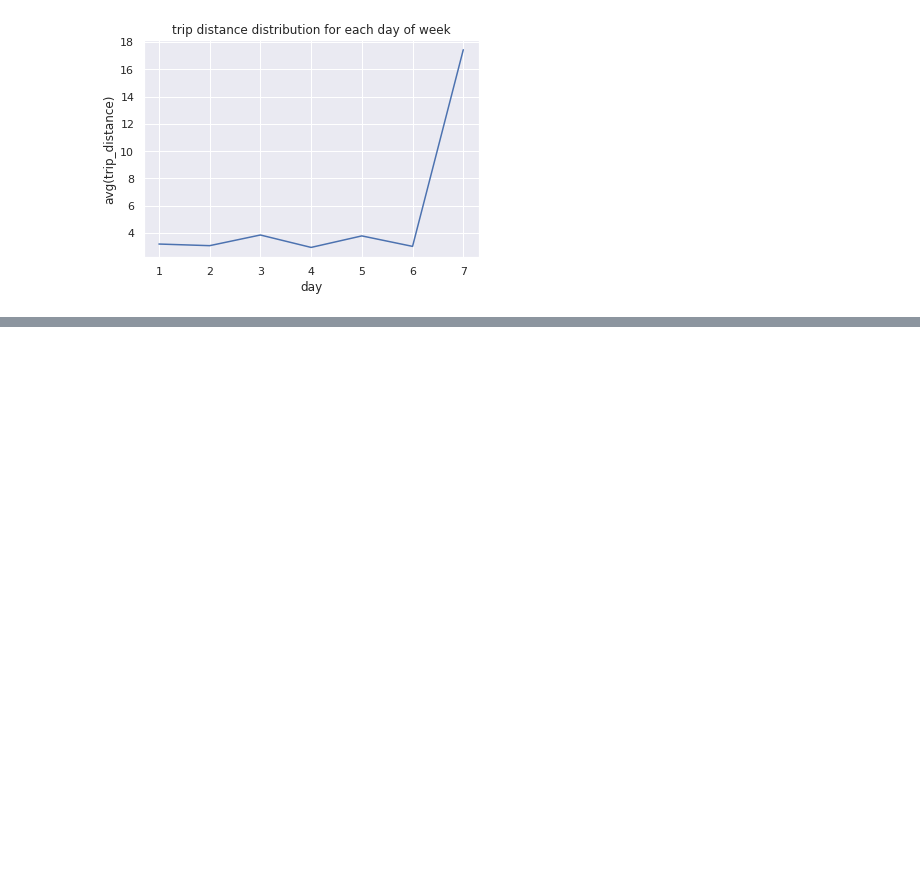
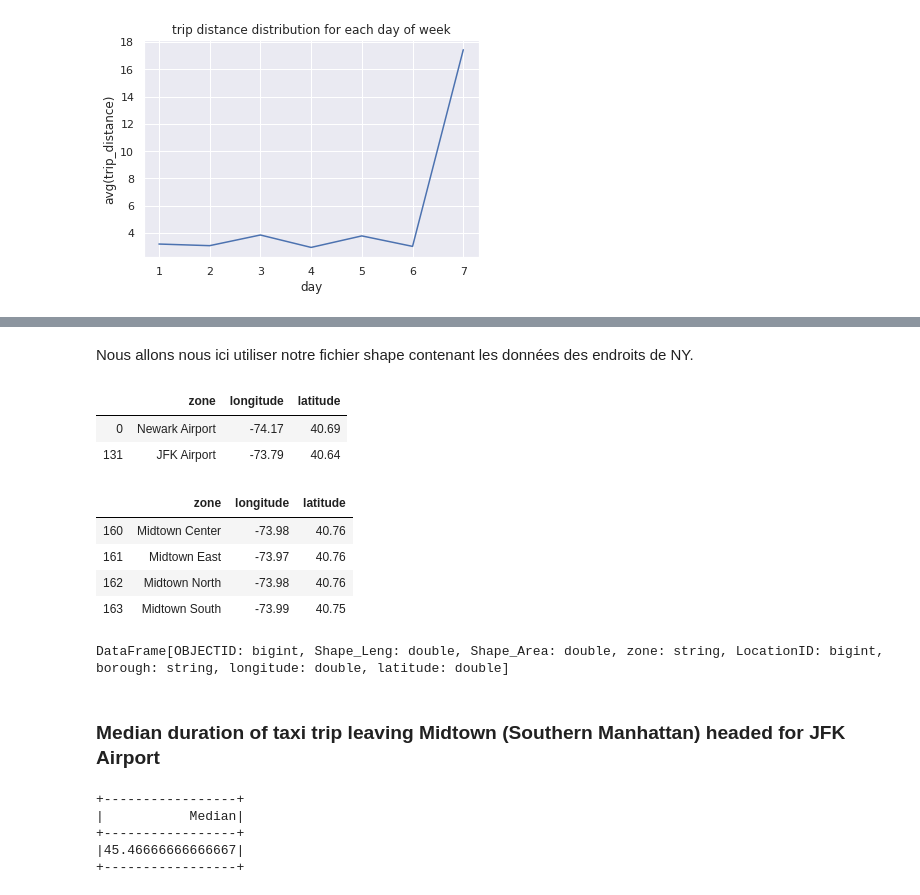
Before and after one commit to gtordjma/huynh_tordjman, a Jupyter notebook: Devoir_3/homework03.ipynb, the cells around one changed output, grey strips where cells are left out. Saved outputs shown, nothing was run; the diff lists cells and outputs as text; code cells hidden in the pictures; blank space fills up the shorter version.

```diff
--- a/Devoir_3/homework03.ipynb
+++ b/Devoir_3/homework03.ipynb
@@ -537,0 +811,27 @@ We let you look and find relevant tools to do this.
+# %% [markdown]
+Nous allons nous ici utiliser notre fichier shape contenant les données des endroits de NY.
+# %%
+array = ['Newark Airport', 'JFK Airport']
+airport = pd_df_loc.loc[pd_df_loc['zone'].isin(array)]
+array = ['Midtown Center', 'Midtown East', 'Midtown North', 'Midtown South']
+midtown = pd_df_loc.loc[pd_df_loc['zone'].isin(array)]
+# %%
+airport[['zone', 'longitude', 'latitude']].round(2)
+# %% [output]
+|  | zone | longitude | latitude |
+| 0 | Newark Airport | -74.17 | 40.69 |
+| 131 | JFK Airport | -73.79 | 40.64 |
+# %%
+midtown[['zone', 'longitude', 'latitude']].round(2)
+# %% [output]
+|  | zone | longitude | latitude |
+| 160 | Midtown Center | -73.98 | 40.76 |
+| 161 | Midtown East | -73.97 | 40.76 |
+| 162 | Midtown North | -73.98 | 40.76 |
+| 163 | Midtown South | -73.99 | 40.75 |
+# %%
+spark.createDataFrame(data=pd_df_loc)
+# %% [output]
+DataFrame[OBJECTID: bigint, Shape_Leng: double, Shape_Area: double, zone: string, LocationID: bigint, borough: string, longitude: double, latitude: double]
+# %% [markdown]
+###  Median duration of taxi trip leaving Midtown (Southern Manhattan) headed for JFK Airport
@@ -537,0 +850,8 @@ We let you look and find relevant tools to do this.
+# %%
+midtown_to_jfk.where(col("index") == int(nb/2)).drop('index').selectExpr('trip_duration as Median').show()
+# %% [output]
++-----------------+
+|           Median|
++-----------------+
+|45.46666666666667|
++-----------------+
```
Also changed, not shown: parts of 76 cells of this notebook.
